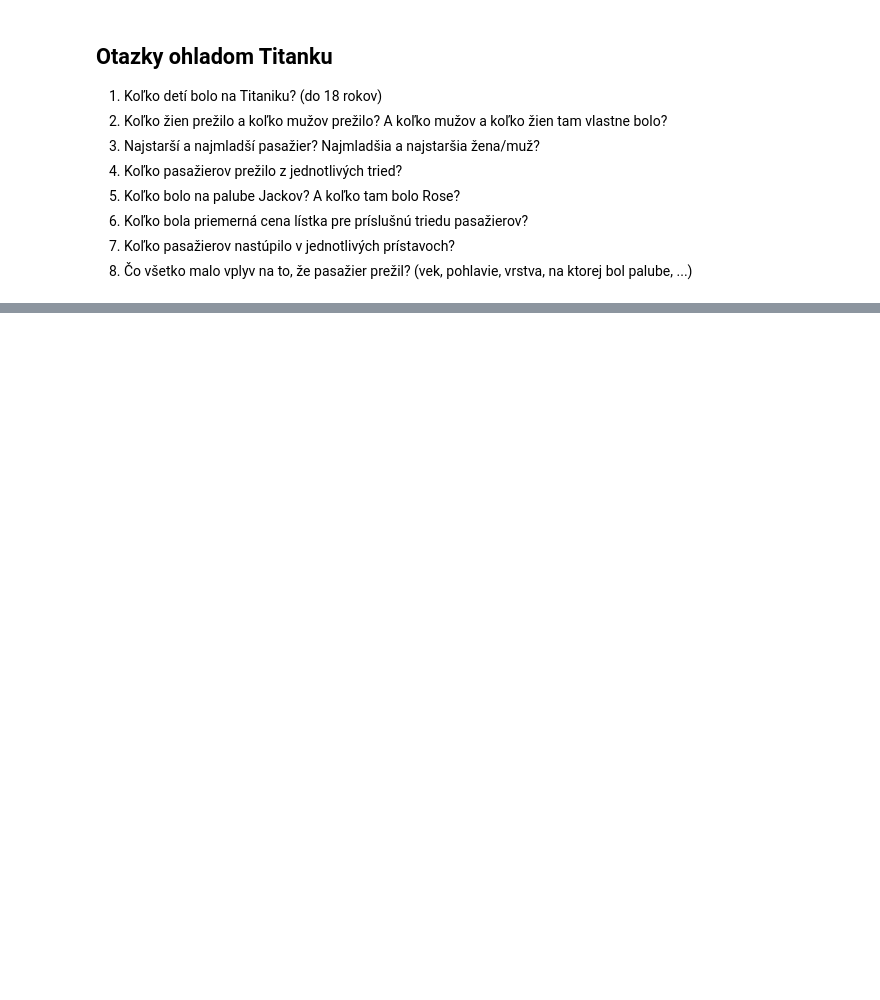
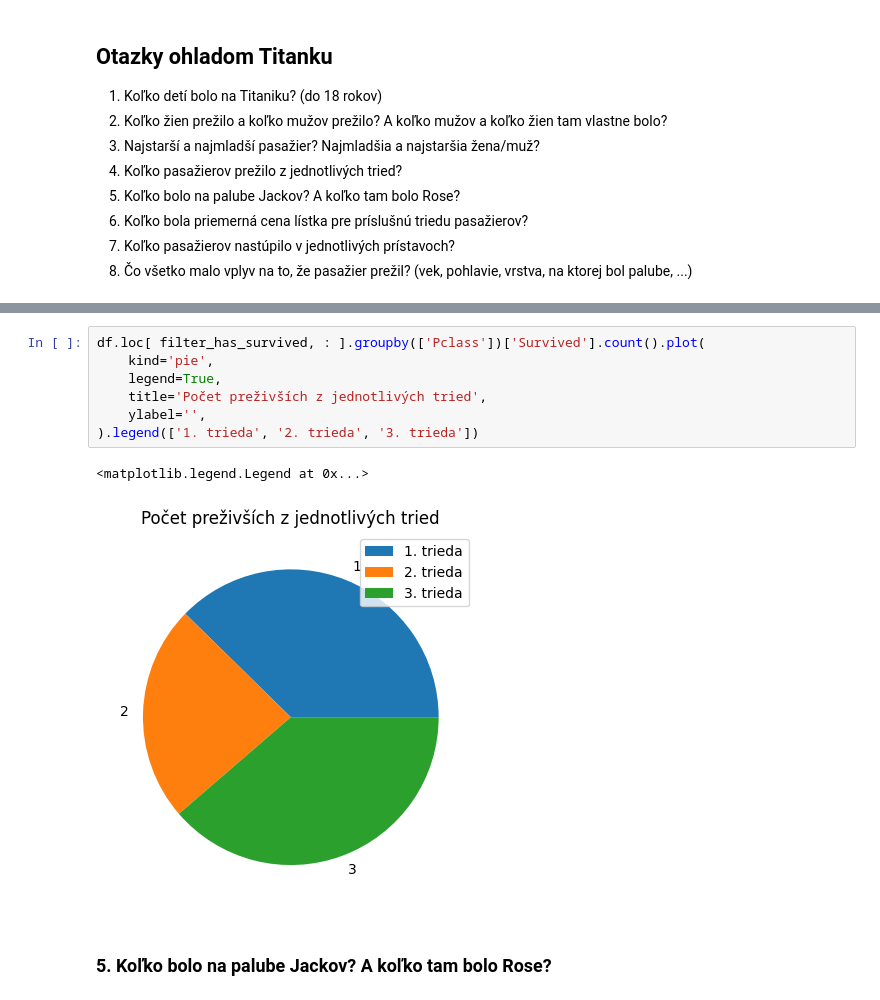
Before and after one commit to bletvaska/pandas-101, a Jupyter notebook: titanic.disaster.ipynb, the cells around one changed output, grey strips where cells are left out. Saved outputs shown, nothing was run; the diff lists cells and outputs as text; blank space fills up the shorter version.

```diff
--- a/titanic.disaster.ipynb
+++ b/titanic.disaster.ipynb
@@ -133,0 +235,12 @@ memory usage: 175.5+ KB
+# %%
+df.loc[ filter_has_survived, : ].groupby(['Pclass'])['Survived'].count().plot(
+    kind='pie',
+    legend=True,
+    title='Počet preživších z jednotlivých tried',
+    ylabel='',
+).legend(['1. trieda', '2. trieda', '3. trieda'])
+# %% [output]
+<matplotlib.legend.Legend at 0x...>
+[figure, added]
+# %% [markdown]
+### 5. Koľko bolo na palube Jackov? A koľko tam bolo Rose?
```
Also changed, not shown: parts of 39 cells of this notebook, 1 other file.
